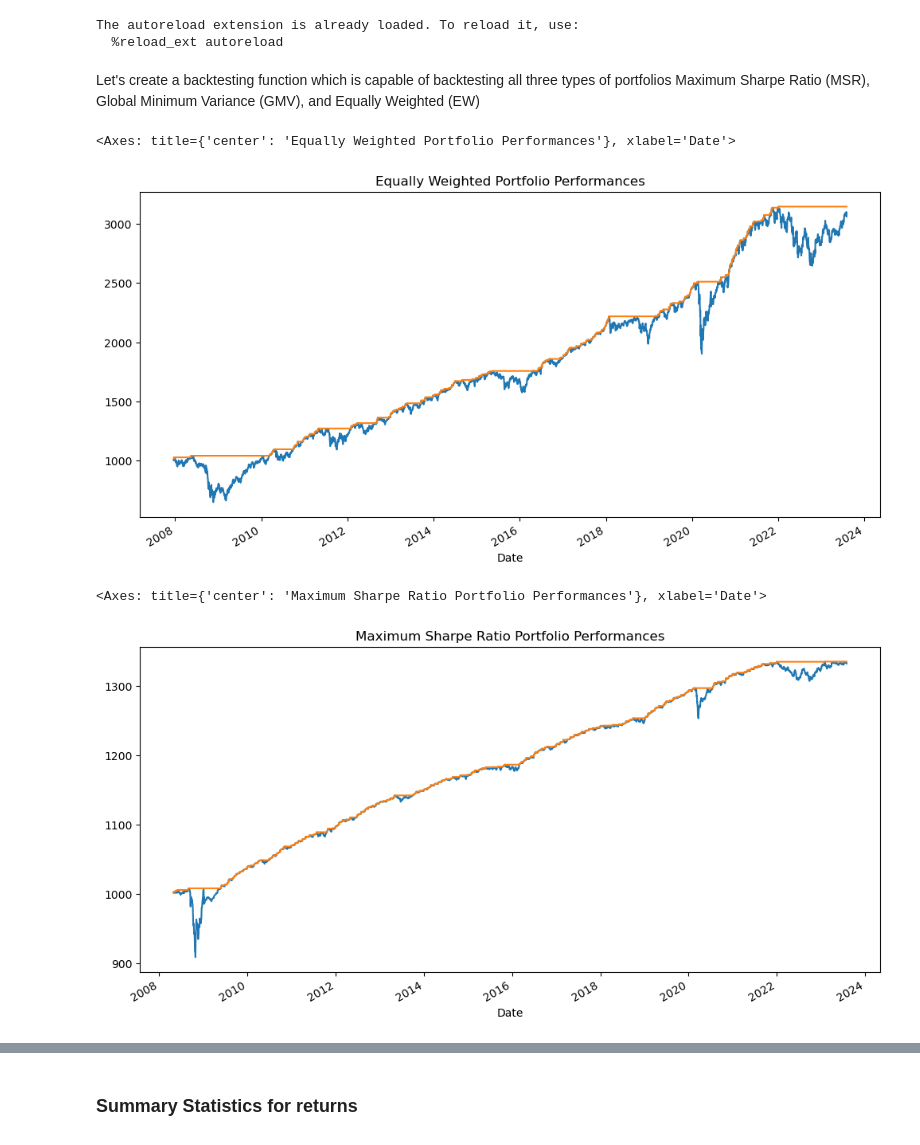
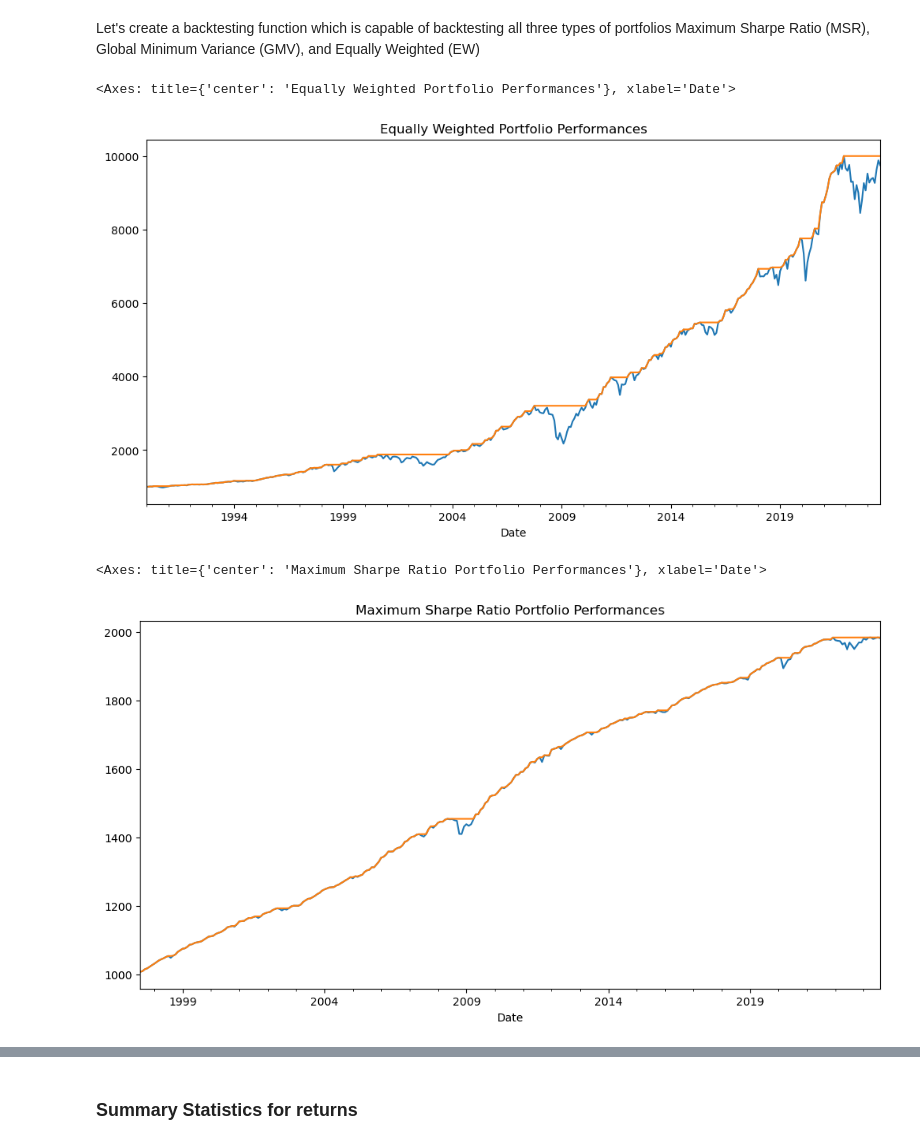
Before and after one commit to Titiksh-07/Portfolio-Construction-and-Analysis, a Jupyter notebook: 1. Portfolio construction and analysis/Portfolio_construction_4_backtesting.ipynb, the cells around one changed output, grey strips where cells are left out. Drawn from its saved outputs; the diff is of its cells as text; code cells hidden in the pictures.

```diff
--- a/1. Portfolio construction and analysis/Portfolio_construction_4_backtesting.ipynb
+++ b/1. Portfolio construction and analysis/Portfolio_construction_4_backtesting.ipynb
@@ -17,36 +20,34 @@ import functions_1 as fnc
 import edhec_risk_kit_127 as erk
 
 r = fnc.local_returns_data()
-rm = fnc.change_timeframe(r.dropna(), 'M')
+rm = fnc.change_timeframe(r, 'M')
 er = fnc.annualize_returns(rm, 12)
-# %% [output]
-The autoreload extension is already loaded. To reload it, use:
-  %reload_ext autoreload
 # %%
 cov = rm.cov()
 # %% [markdown]
 Let's create a backtesting function which is capable of backtesting all three types of portfolios Maximum Sharpe Ratio (MSR), Global Minimum Variance (GMV), and Equally Weighted (EW)
 # %%
-def backtest_portfolio(returns, portfolio_type, periods_per_year, starting_balance, starting_step=None, rolling_period=0, weights_column=False,
-                       riskfree_rate=0, weight_constraints=1, reweight_period=1, target_return=None,  *args, **kwargs):
+def backtest_portfolio(returns, portfolio_type, periods_per_year, starting_balance, starting_step=1, rolling_period=0, weights_column=False,
+                       riskfree_rate=0, weight_constraints=1, reweight_period=1, target_return=None, manual_weights=None, weighting=None,  *args, **kwargs):
     """
     Backtests different types of portfolios on a given set of returns and user-defined criteria.
 
     Parameters:
         returns (pd.DataFrame or pd.Series): A DataFrame or Series containing asset returns over time.
-        portfolio_type (str): The type of portfolio to backtest ('GMV', 'MSR', 'TR', 'EW').
+        portfolio_type (str): The type of portfolio to backtest ('GMV', 'MSR', 'TR', 'EW', 'manual', 'other').
         periods_per_year (int): The number of periods in a year for the given returns dataset.
         starting_balance (float): The initial balance of the investment account.
-        starting_step (int or None, optional): The number of starting rows to calculate the initial covariance matrix.
+        starting_step (int , optional): Default is 1. The number of starting rows to calculate the initial covariance matrix.
             Required for 'MSR', 'GMV', and 'TR' portfolios, optional for 'EW' portfolio.
         rolling_period (int, optional): The rolling period for calculating covariance matrix. Default is 0 (use all available data).
-        weights_column (bool, optional): Whether to include a weight column in the resulting DataFrame. Default is False.
+        weights_column (bool, optional): Whether to include a weight column as type dictionary in the resulting DataFrame. Default is False.
         riskfree_rate (float, optional): The risk-free rate used in calculating the MSR portfolio. Default is 0.
         weight_constraints (float, optional): Weight constraint for portfolio optimization. Default is 1.
         reweight_period (int, optional): The period after which to update the covariance matrix and expected returns.
             Default is 1 (update every period).
-        target_return (float or None, optional): Required for 'TR' portfolio. The targeted return for the portfolio.
-
+        target_return (float or None, optional): Required for 'TR' portfolio. The targeted return for the portfolio. It will  be adjusted according to riskfree_rate
+        manual_weights (list or numpy array or None, optional): List of weights. Required if portfolio type is 'manual (Manual Weights)
+        weighting (func or None, optional): A function for weighting scheme, default is None.
     Returns:
         pd.DataFrame: A DataFrame containing account value, returns, drawdowns, and optionally weights (if 'weights_column' is True).
 
@@ -56,10 +57,14 @@ def backtest_portfolio(returns, portfolio_type, periods_per_year, starting_balan
     """
     if starting_step is None and (portfolio_type =='MSR' or portfolio_type == 'GMV' or portfolio_type == 'TR'):
         raise ValueError(f"Starting point cannot be None for {portfolio_type}")
-    if portfolio_type not in ['EW', 'MSR', 'GMV', 'TR']:
+    if portfolio_type not in ['EW', 'MSR', 'GMV', 'TR', 'manual']:
         raise ValueError(f"{portfolio_type} is not a valid portfolio type")
     if portfolio_type == 'TR' and target_return is None:
         raise ValueError("target_return cannot be None for Targeted Return Portfolio (TR)")
+    if portfolio_type == 'manual' and manual_weights is None:
+        raise ValueError(f"manual_weights cannot be None for Manual Weights Portfolio")
+    if portfolio_type == 'other' and weighting is None:
+        raise ValueError("weighting cannot be None for other portfolio types")
     dates = returns.index
     num_steps = len(dates)
     account_value = starting_balance
@@ -84,7 +89,7 @@ def backtest_portfolio(returns, portfolio_type, periods_per_year, starting_balan
                 if prev_cov is not None and prev_expected_rets is not None:
                     cov = returns.iloc[:step].cov()
                     expected_rets = fnc.annualize_returns(returns.iloc[:step], periods_per_year)
-                    prev_cov
+                    prev_cov = cov
                     prev_expected_rets = expected_rets
                 else:
                     # Handle the case when no previous values are available yet
@@ -96,26 +101,31 @@ def backtest_portfolio(returns, portfolio_type, periods_per_year, starting_balan
                     prev_cov = cov
                     prev_expected_rets = expected_rets
 
+
             if portfolio_type == 'GMV':
                 weights = fnc.gmv(cov, weight_constraints=weight_constraints)
             elif portfolio_type == 'MSR':
                 weights = fnc.msr(riskfree_rate, expected_rets, cov, weight_constraints).loc[0, 'Weights']
             elif portfolio_type == 'TR':
-                weights = fnc.minimize_vol(target_return, er, cov, weight_constraints=weight_constraints)
+                weights = fnc.minimize_vol((target_return + riskfree_rate), expected_rets, cov, weight_constraints=weight_constraints)
             elif portfolio_type == 'EW':
                 n = len(returns.columns)
                 weights = np.repeat(1/n, n)
+            elif portfolio_type == 'manual':
+                weights = np.array(manual_weights)
+            elif portfolio_type == 'other':
+                weights = weighting(returns, **kwargs)
 
         portfolio_returns = fnc.portfolio_return(weights, returns.iloc[step])
         account_value *= 1 + portfolio_returns
 
         account_history[f'Account Value {portfolio_type}'].iloc[step] = account_value
         if weights_column:
-            account_history['Weights'].iloc[step] = weights
+            account_history['Weights'].at[account_history.index[step]] = {col: weight for col, weight in zip(returns.columns, weights)}
     dr = fnc.drawdown(account_history[[f'Account Value {portfolio_type}']].pct_change())
     backtest_result = {
         'Returns': account_history[f'Account Value {portfolio_type}'].pct_change(),
-        f'Account History {portfolio_type}': account_history[f'Account Value {portfolio_type}'],
+        f'Account History': account_history[f'Account Value {portfolio_type}'],
         'Drawdown': dr[f'Account Value {portfolio_type}', 'Drawdown'],
         'Previous Peak': dr[f'Account Value {portfolio_type}', 'Previous Peak']
     }
@@ -129,20 +139,20 @@ def backtest_portfolio(returns, portfolio_type, periods_per_year, starting_balan
             df = df.iloc[rolling_period:]
     return df
 # %%
-ew = backtest_portfolio(r.dropna(), 'EW', 252, 1000, weights_column=True, starting_step=1)
-msr = backtest_portfolio(r.dropna(), 'MSR', 252, 1000, weights_column=True, starting_step=90, reweight_period=90)
-gmv = backtest_portfolio(r.dropna(), 'GMV', 252, 1000, weights_column=True, starting_step=90, reweight_period=90)
-tr8 = backtest_portfolio(r.dropna(), 'TR', 252, 1000, weights_column=True, starting_step=90, reweight_period=90, target_return=0.08)
+ew = backtest_portfolio(rm.loc['1990':], 'EW', 252, 1000, weights_column=True, starting_step=1)
+msr = backtest_portfolio(rm.loc['1990':], 'MSR', 252, 1000, weights_column=True, starting_step=90, reweight_period=90)
+gmv = backtest_portfolio(rm.loc['1990':], 'GMV', 252, 1000, weights_column=True, starting_step=90, reweight_period=90)
+tr8 = backtest_portfolio(rm.loc['1990':], 'TR', 252, 1000, weights_column=True, starting_step=90, reweight_period=90, target_return=0.08)
 # %%
-ax = ew['Account History EW'].plot(figsize=(12,6), title='Equally Weighted Portfolio Performances')
+ax = ew['Account History'].plot(figsize=(12,6), title='Equally Weighted Portfolio Performances')
 ew['Previous Peak'].plot(ax=ax)
 # %% [output]
 <Axes: title={'center': 'Equally Weighted Portfolio Performances'}, xlabel='Date'>
-[figure, old version]
+[figure, new version]
 # %%
-ax = msr['Account History MSR'].plot(figsize=(12,6), title='Maximum Sharpe Ratio Portfolio Performances')
+ax = msr['Account History'].plot(figsize=(12,6), title='Maximum Sharpe Ratio Portfolio Performances')
 msr['Previous Peak'].plot(ax=ax)
 # %% [output]
 <Axes: title={'center': 'Maximum Sharpe Ratio Portfolio Performances'}, xlabel='Date'>
-[figure, old version]
+[figure, new version]
 # %%
```
Also changed, not shown: parts of 16 cells of this notebook, 4 other files.
